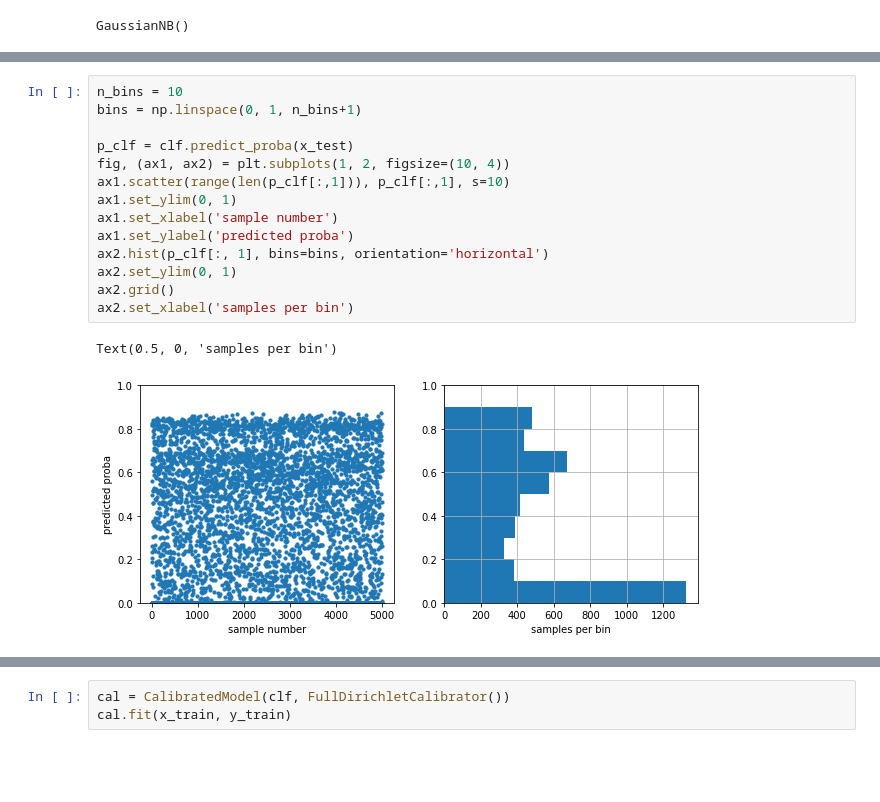
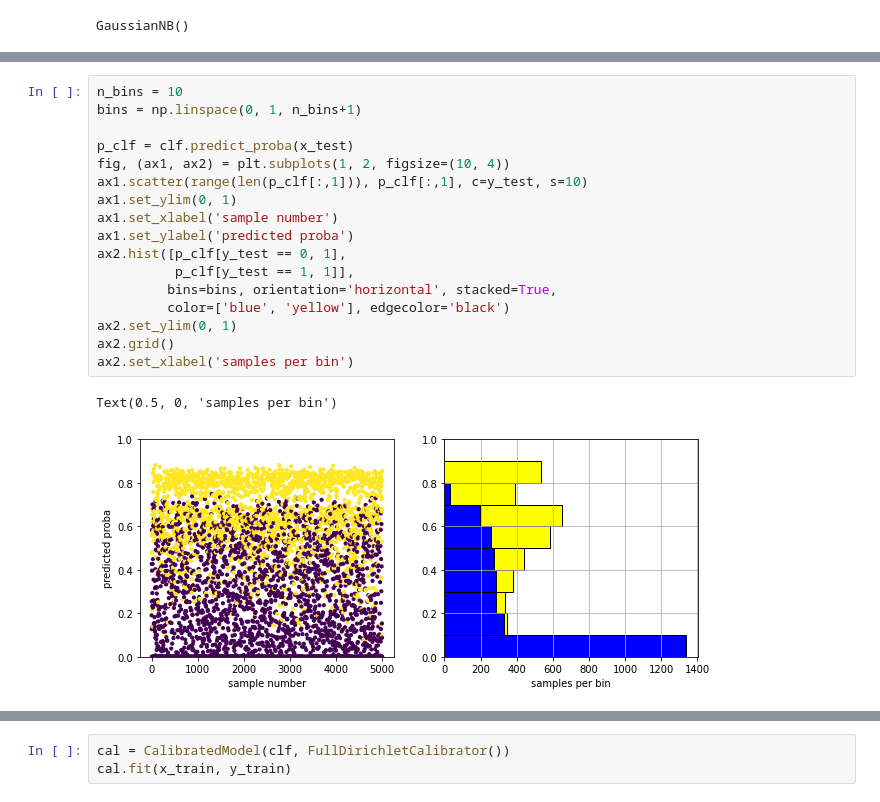
Before and after one commit to classifier-calibration/hands_on, a Jupyter notebook: notebooks/2_visualisation_tools.ipynb, the cells around one changed output, grey strips where cells are left out. Cells and saved outputs as stored; diff of their text form; blank space fills up the shorter version.

Commit message:
Updated visualisations notebook

```diff
--- a/notebooks/2_visualisation_tools.ipynb
+++ b/notebooks/2_visualisation_tools.ipynb
@@ -56,20 +62,23 @@ Text(0.5, 1.0, 'Predicted probabilities')
 # %%
 n_bins = 10
 bins = np.linspace(0, 1, n_bins+1)
 
 p_clf = clf.predict_proba(x_test)
 fig, (ax1, ax2) = plt.subplots(1, 2, figsize=(10, 4))
-ax1.scatter(range(len(p_clf[:,1])), p_clf[:,1], s=10)
+ax1.scatter(range(len(p_clf[:,1])), p_clf[:,1], c=y_test, s=10)
 ax1.set_ylim(0, 1)
 ax1.set_xlabel('sample number')
 ax1.set_ylabel('predicted proba')
-ax2.hist(p_clf[:, 1], bins=bins, orientation='horizontal')
+ax2.hist([p_clf[y_test == 0, 1],
+          p_clf[y_test == 1, 1]],
+         bins=bins, orientation='horizontal', stacked=True,
+         color=['blue', 'yellow'], edgecolor='black')
 ax2.set_ylim(0, 1)
 ax2.grid()
 ax2.set_xlabel('samples per bin')
 # %% [output]
 Text(0.5, 0, 'samples per bin')
-[figure, old version]
+[figure, new version]
 # %%
 digitized = np.digitize(p_clf[:, 1], bins=bins)
 pred_means = [p_clf[:, 1][digitized == i].mean() for i in range(1, n_bins+1)]
```
Also changed, not shown: parts of 23 cells of this notebook.
